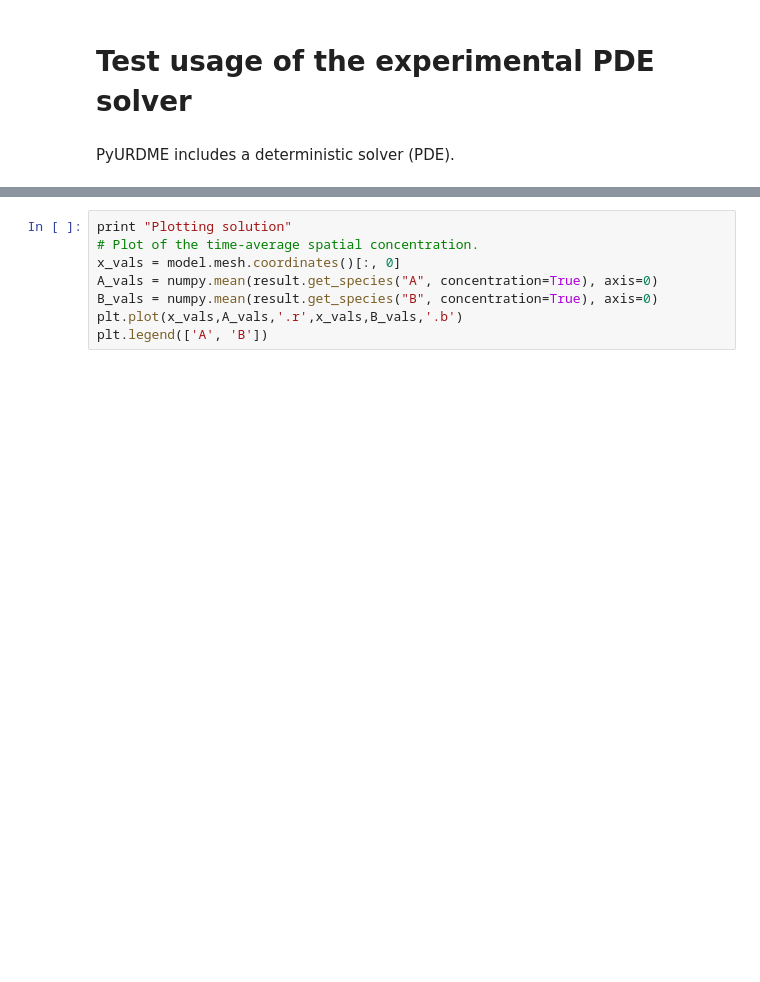
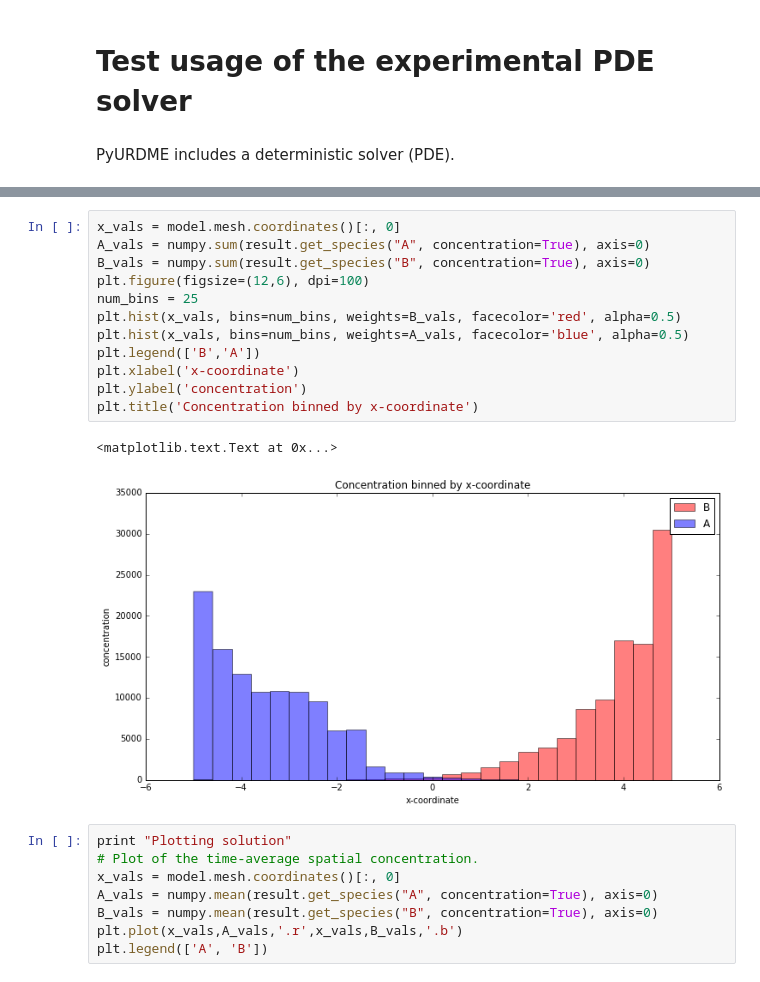
Before and after one commit to briandrawert/pyurdme, a Jupyter notebook: examples/cylinder_demo/PDE_cylinderDemo_tests.ipynb, the cells around one changed output, grey strips where cells are left out. Saved outputs shown, nothing was run; the diff lists cells and outputs as text; blank space fills up the shorter version.

```diff
--- a/examples/cylinder_demo/PDE_cylinderDemo_tests.ipynb
+++ b/examples/cylinder_demo/PDE_cylinderDemo_tests.ipynb
@@ -26,3 +92,18 @@ Exception: TODO
+# %%
+x_vals = model.mesh.coordinates()[:, 0]
+A_vals = numpy.sum(result.get_species("A", concentration=True), axis=0)
+B_vals = numpy.sum(result.get_species("B", concentration=True), axis=0)
+plt.figure(figsize=(12,6), dpi=100)
+num_bins = 25
+plt.hist(x_vals, bins=num_bins, weights=B_vals, facecolor='red', alpha=0.5)
+plt.hist(x_vals, bins=num_bins, weights=A_vals, facecolor='blue', alpha=0.5)
+plt.legend(['B','A'])
+plt.xlabel('x-coordinate')
+plt.ylabel('concentration')
+plt.title('Concentration binned by x-coordinate')
+# %% [output]
+<matplotlib.text.Text at 0x...>
+[figure, added]
 # %%
 print "Plotting solution"
 # Plot of the time-average spatial concentration.
```
Also changed, not shown: parts of 5 cells of this notebook, 1 other file.
